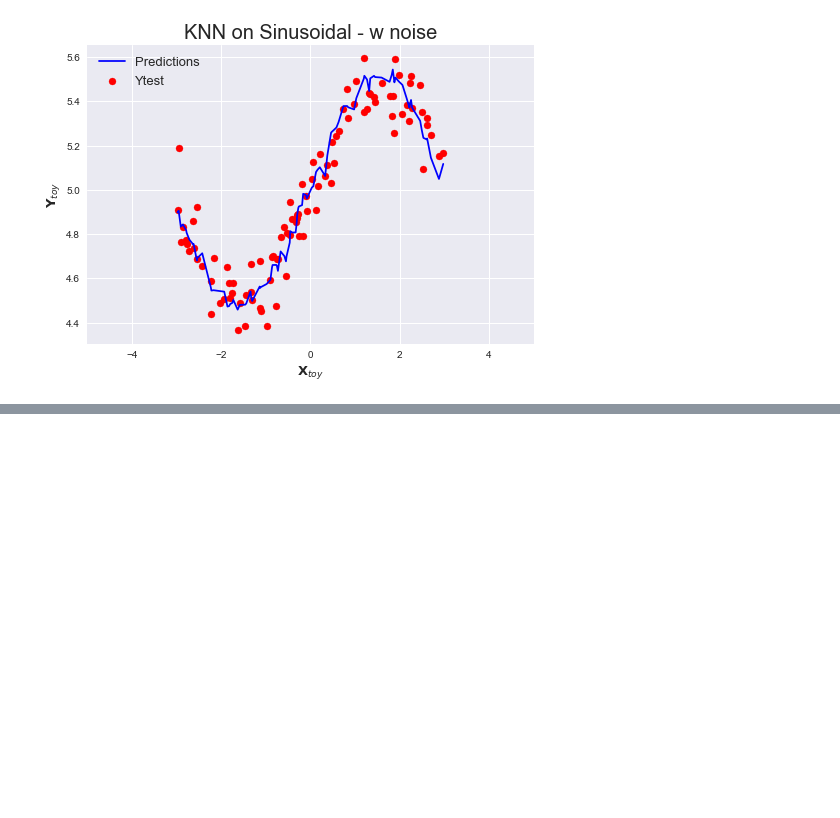
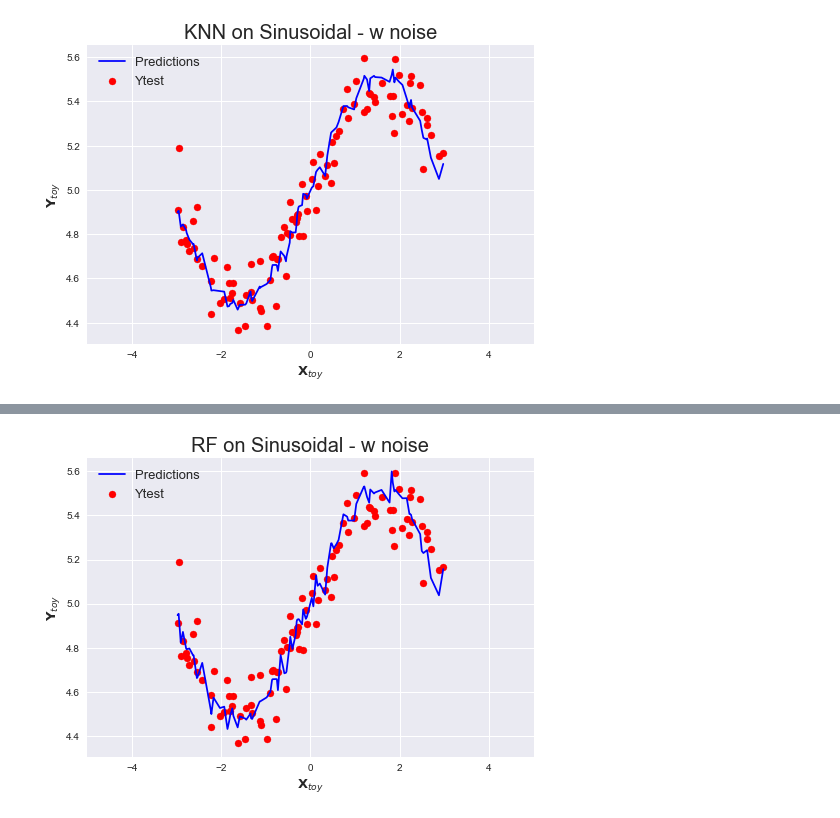
Before and after one commit to JohDonald/SARCOS-problem, a Jupyter notebook: SARCOS_Problem.ipynb, the cells around one changed output, grey strips where cells are left out. Saved outputs shown, nothing was run; the diff lists cells and outputs as text; code cells hidden in the pictures; blank space fills up the shorter version.

```diff
--- a/SARCOS_Problem.ipynb
+++ b/SARCOS_Problem.ipynb
@@ -299,0 +444,4 @@ plt.show()
+# %%
+model_RF_t_sin = Random_Forest()
+rf_t_sin = model_RF_t_sin.RF(xsin_Toy, ysin_Toy, 100, 10, 40, 500)
+predictions_rf_t_sin = model_RF.predict(rf_t_sin, xsin_Toy_test)
@@ -299,0 +475,16 @@ plt.show()
+# %%
+predictions_rf_t_sin_ = predictions_rf_t_sin[np.argsort(x_Toy_test)]
+# %%
+plt.style.use('seaborn')
+plt.plot(xsin_Toy_test_, predictions_rf_t_sin_, color = 'b', label='Predictions')
+plt.scatter(xsin_Toy_test_, ysin_Toy_test_, color = 'r', label='Ytest')
+plt.legend(prop={'size': 13})
+plt.title('RF on Sinusoidal - w noise', fontsize=20)
+plt.xlim(-5,5)
+
+plt.xlabel('$\mathbf{X}_{toy}$', size = 13)
+plt.ylabel('$\mathbf{Y}_{toy}$', size = 13)
+
+plt.show()
+# %% [output]
+[figure, added]
```
Also changed, not shown: parts of 15 cells of this notebook.
